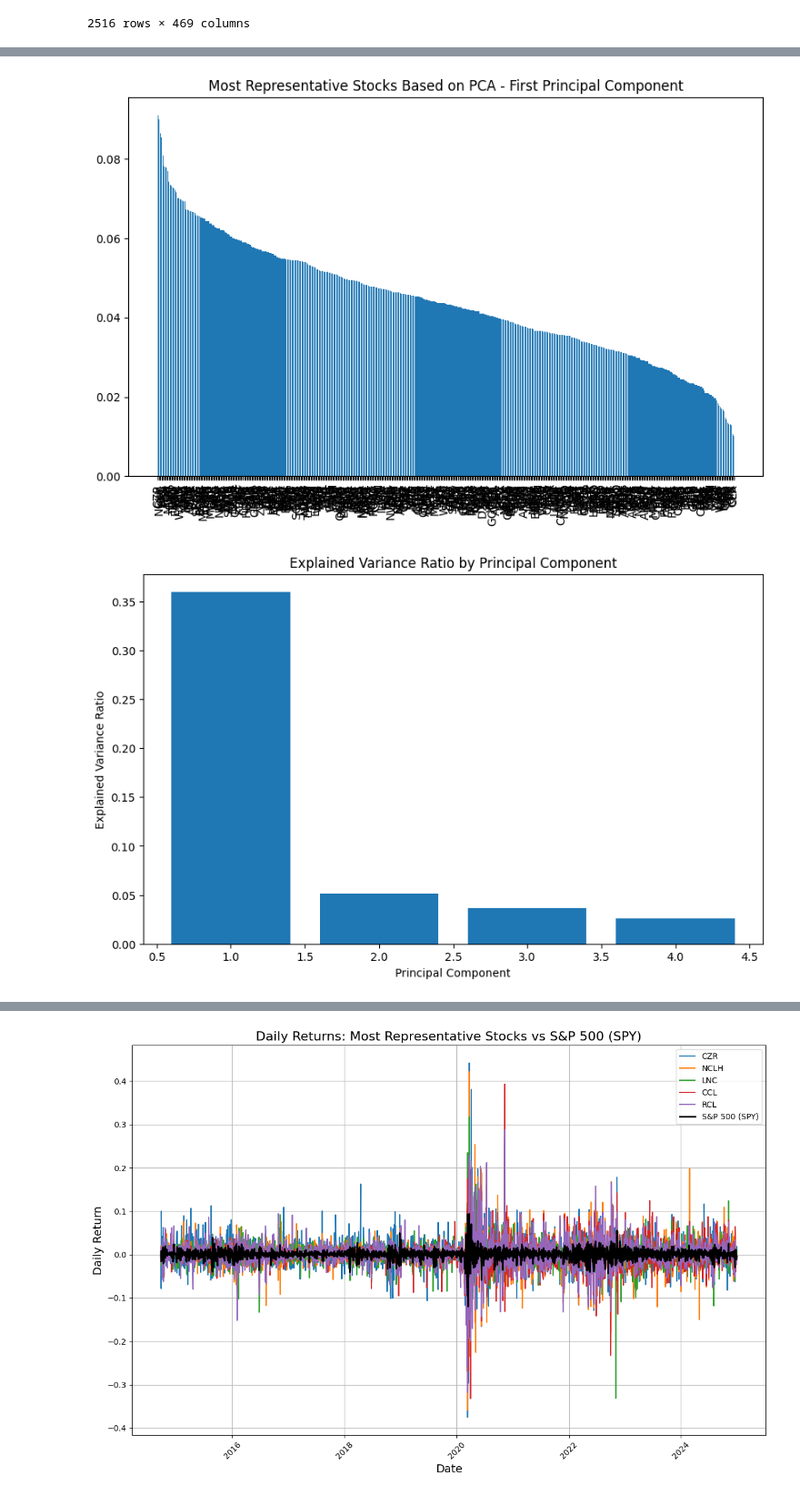
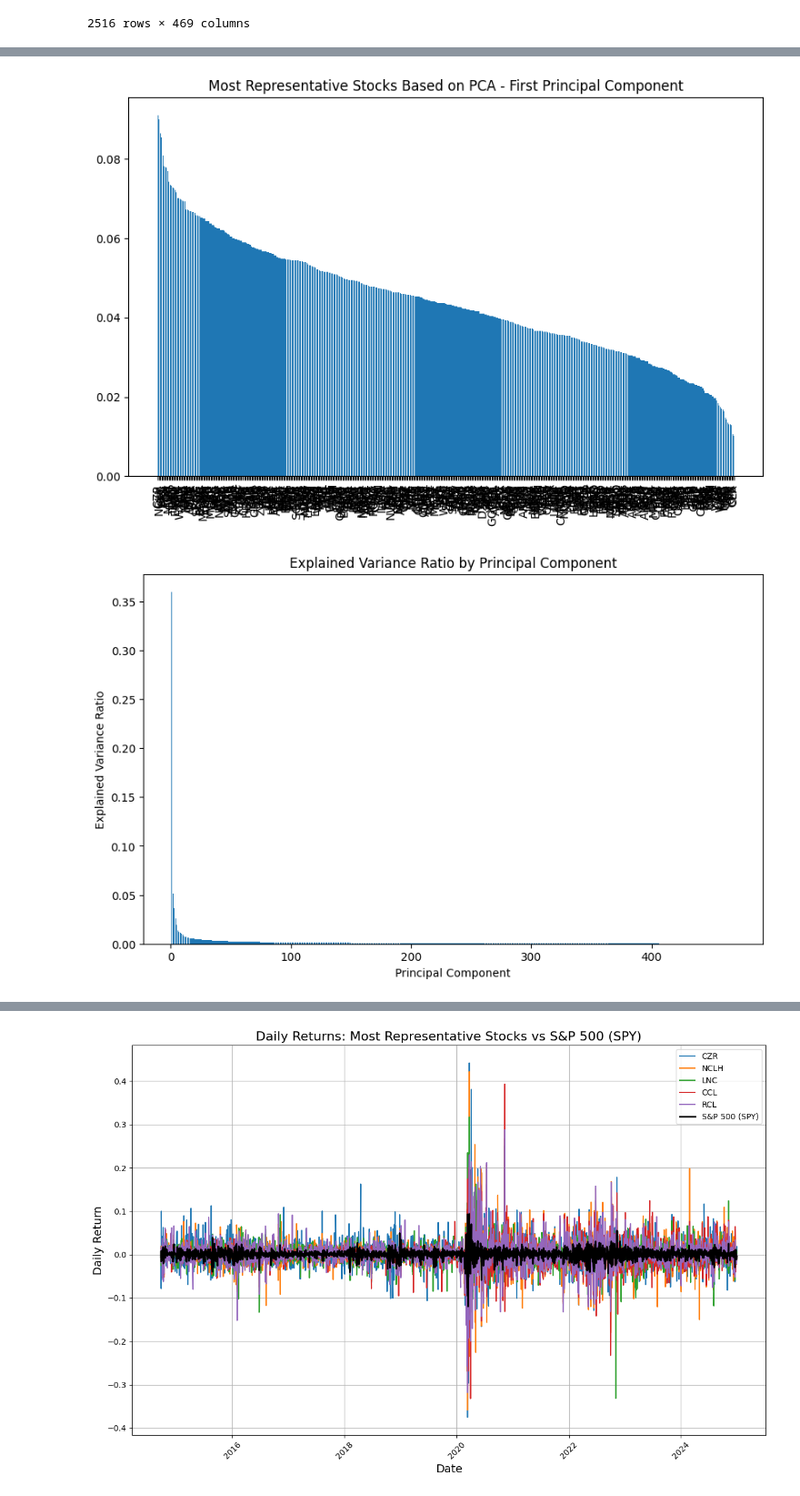
Before and after one commit to blackswan-quants/dtwclustering_sp500, a Jupyter notebook: clustering notebook.ipynb, the cells around one changed output, grey strips where cells are left out. Shown at 91% size. Drawn from its saved outputs; the diff is of its cells as text; code cells hidden in the pictures.

```diff
--- a/clustering notebook.ipynb
+++ b/clustering notebook.ipynb
@@ -51,11 +70,7 @@ df
 import pandas as pd
 import matplotlib.pyplot as plt
 from sklearn.decomposition import PCA
-import pandas_datareader.data as pdr
-
-
-# Compute daily returns (percentage change) for each stock, including SPY
-returns = df.pct_change().dropna()
+#import pandas_datareader.data as pdr
 
 # Visualize the data before PCA (using the correlation matrix)
 plt.figure(figsize=(10, 6))
@@ -67,7 +82,7 @@ plt.yticks(range(len(returns.columns)), returns.columns)
 plt.show()
 
 # Perform PCA to find the most representative stocks of the index
-pca = PCA(n_components=4)  # Adjust n_components as needed
+pca = PCA()  # Adjust n_components as needed
 pca.fit(returns)
 
 # Get the explained variance ratio for each principal component
@@ -75,6 +90,7 @@ explained_variance = pca.explained_variance_ratio_
 
 # Get the loadings (how each stock contributes to each component)
 loadings = pca.components_
+print(loadings)
 
 # Sort the loadings to find the stocks most contributing to the first principal component
 pc1_loadings = loadings[0]  # Loadings for the first principal component
@@ -116,9 +141,9 @@ NCLH    0.089953
 LNC     0.086518
 CCL     0.085468
 RCL     0.080832
 dtype: float64
 [figure]
-[figure, old version]
+[figure, new version]
 [figure]
 # %%
 import pandas as pd
```
Also changed, not shown: parts of 15 cells of this notebook.
